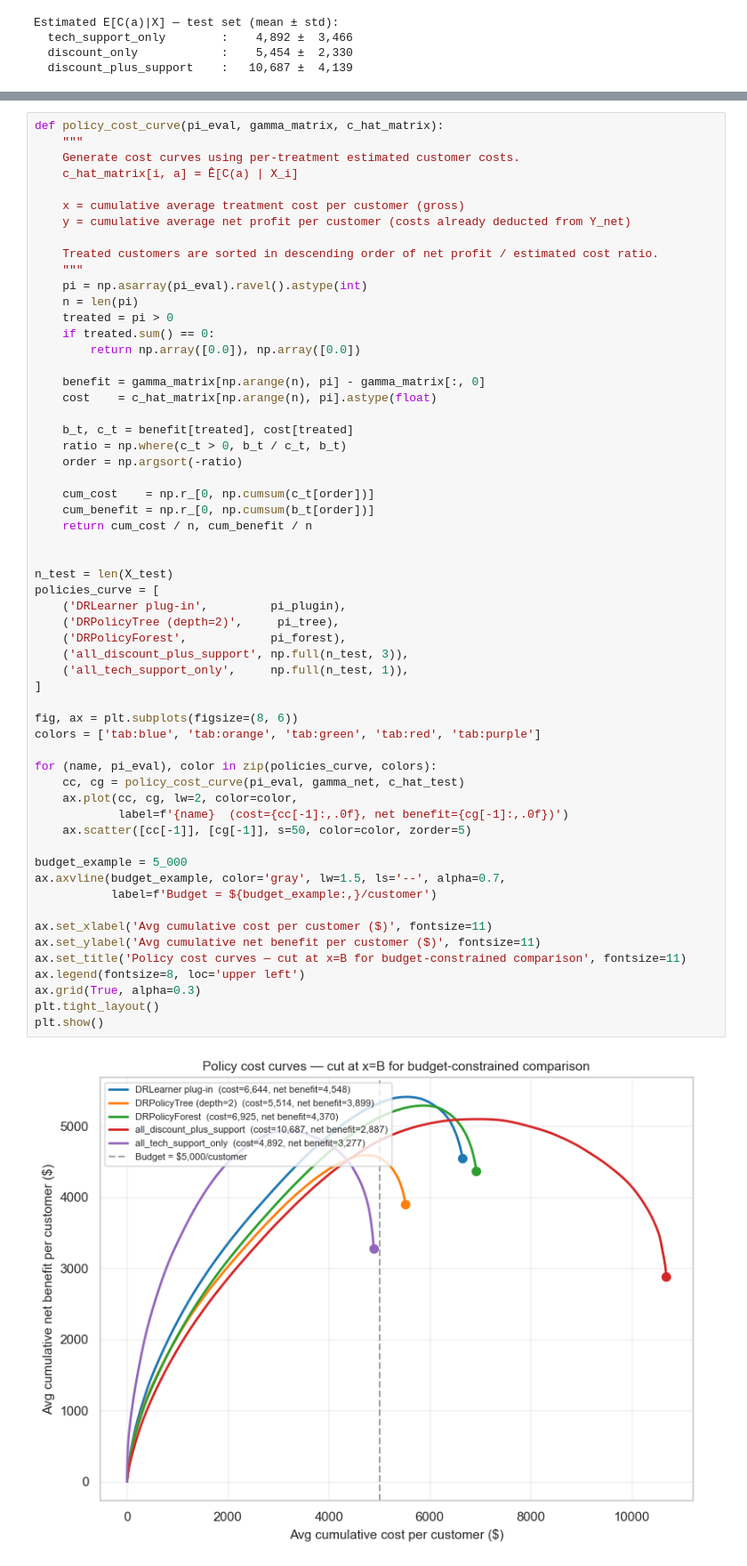
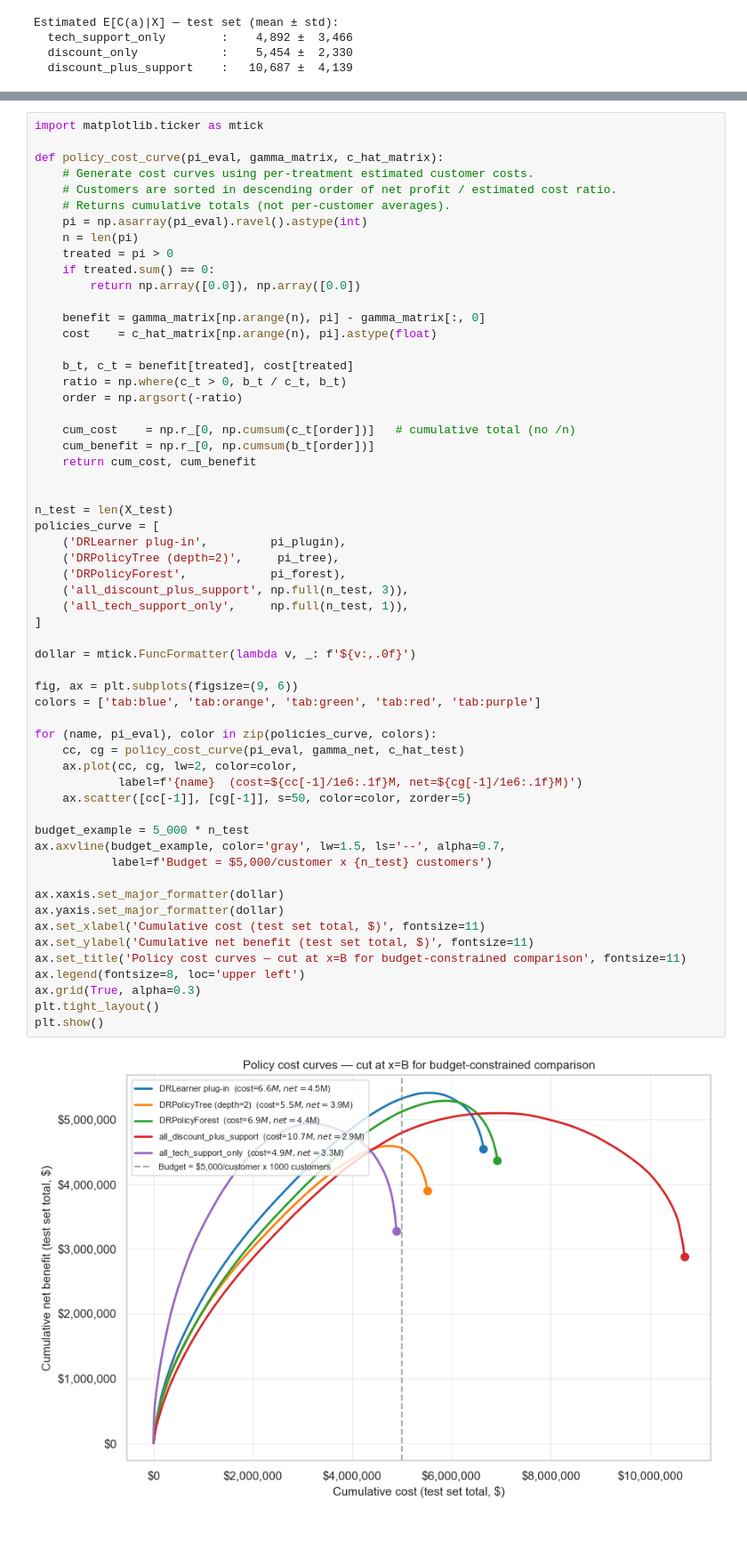
Before and after one commit to CausalInferenceLab/causal-studio, a Jupyter notebook: book/who_should_be_treated/who_should_be_treated_en.ipynb, the cells around one changed output, grey strips where cells are left out. Shown at 89% size. Cells and saved outputs as stored; diff of their text form; blank space fills up the shorter version.

```diff
--- a/book/who_should_be_treated/who_should_be_treated_en.ipynb
+++ b/book/who_should_be_treated/who_should_be_treated_en.ipynb
@@ -859,14 +899,10 @@ The endpoint (\u25cf) of each curve shows the position when all targeted custome
 # %%
+import matplotlib.ticker as mtick
+
 def policy_cost_curve(pi_eval, gamma_matrix, c_hat_matrix):
-    """
-    Generate cost curves using per-treatment estimated customer costs.
-    c_hat_matrix[i, a] = Ê[C(a) | X_i]
-
-    x = cumulative average treatment cost per customer (gross)
-    y = cumulative average net profit per customer (costs already deducted from Y_net)
-
-    Treated customers are sorted in descending order of net profit / estimated cost ratio.
-    """
+    # Generate cost curves using per-treatment estimated customer costs.
+    # Customers are sorted in descending order of net profit / estimated cost ratio.
+    # Returns cumulative totals (not per-customer averages).
     pi = np.asarray(pi_eval).ravel().astype(int)
     n = len(pi)
     treated = pi > 0
@@ -880,40 +916,44 @@ def policy_cost_curve(pi_eval, gamma_matrix, c_hat_matrix):
     ratio = np.where(c_t > 0, b_t / c_t, b_t)
     order = np.argsort(-ratio)
 
-    cum_cost    = np.r_[0, np.cumsum(c_t[order])]
+    cum_cost    = np.r_[0, np.cumsum(c_t[order])]   # cumulative total (no /n)
     cum_benefit = np.r_[0, np.cumsum(b_t[order])]
-    return cum_cost / n, cum_benefit / n
+    return cum_cost, cum_benefit
 
 
 n_test = len(X_test)
 policies_curve = [
     ('DRLearner plug-in',         pi_plugin),
     ('DRPolicyTree (depth=2)',     pi_tree),
     ('DRPolicyForest',            pi_forest),
     ('all_discount_plus_support', np.full(n_test, 3)),
     ('all_tech_support_only',     np.full(n_test, 1)),
 ]
 
-fig, ax = plt.subplots(figsize=(8, 6))
+dollar = mtick.FuncFormatter(lambda v, _: f'${v:,.0f}')
+
+fig, ax = plt.subplots(figsize=(9, 6))
 colors = ['tab:blue', 'tab:orange', 'tab:green', 'tab:red', 'tab:purple']
 
 for (name, pi_eval), color in zip(policies_curve, colors):
     cc, cg = policy_cost_curve(pi_eval, gamma_net, c_hat_test)
     ax.plot(cc, cg, lw=2, color=color,
-            label=f'{name}  (cost={cc[-1]:,.0f}, net benefit={cg[-1]:,.0f})')
+            label=f'{name}  (cost=${cc[-1]/1e6:.1f}M, net=${cg[-1]/1e6:.1f}M)')
     ax.scatter([cc[-1]], [cg[-1]], s=50, color=color, zorder=5)
 
-budget_example = 5_000
+budget_example = 5_000 * n_test
 ax.axvline(budget_example, color='gray', lw=1.5, ls='--', alpha=0.7,
-           label=f'Budget = ${budget_example:,}/customer')
+           label=f'Budget = $5,000/customer x {n_test} customers')
 
-ax.set_xlabel('Avg cumulative cost per customer ($)', fontsize=11)
-ax.set_ylabel('Avg cumulative net benefit per customer ($)', fontsize=11)
+ax.xaxis.set_major_formatter(dollar)
+ax.yaxis.set_major_formatter(dollar)
+ax.set_xlabel('Cumulative cost (test set total, $)', fontsize=11)
+ax.set_ylabel('Cumulative net benefit (test set total, $)', fontsize=11)
 ax.set_title('Policy cost curves — cut at x=B for budget-constrained comparison', fontsize=11)
 ax.legend(fontsize=8, loc='upper left')
 ax.grid(True, alpha=0.3)
 plt.tight_layout()
 plt.show()
 # %% [output]
-[figure, old version]
+[figure, new version]
 # %% [markdown]
```
Also changed, not shown: parts of 5 cells of this notebook, 2 other files.
